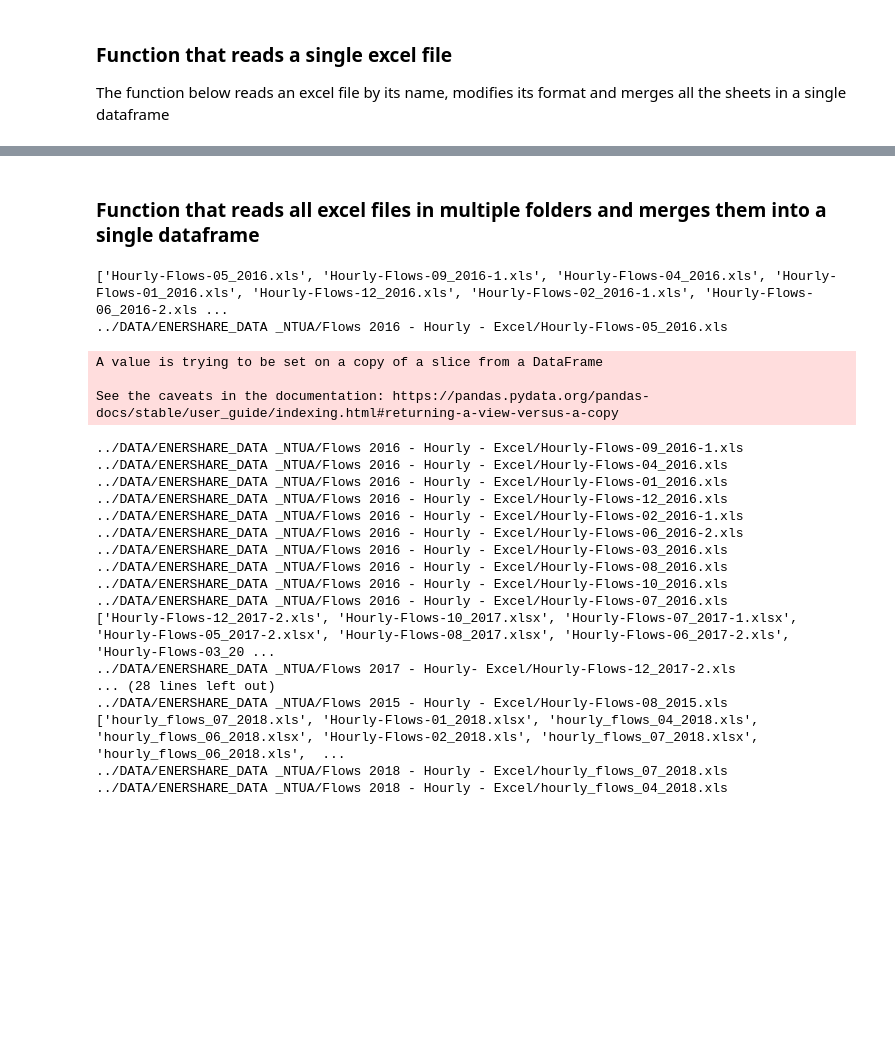
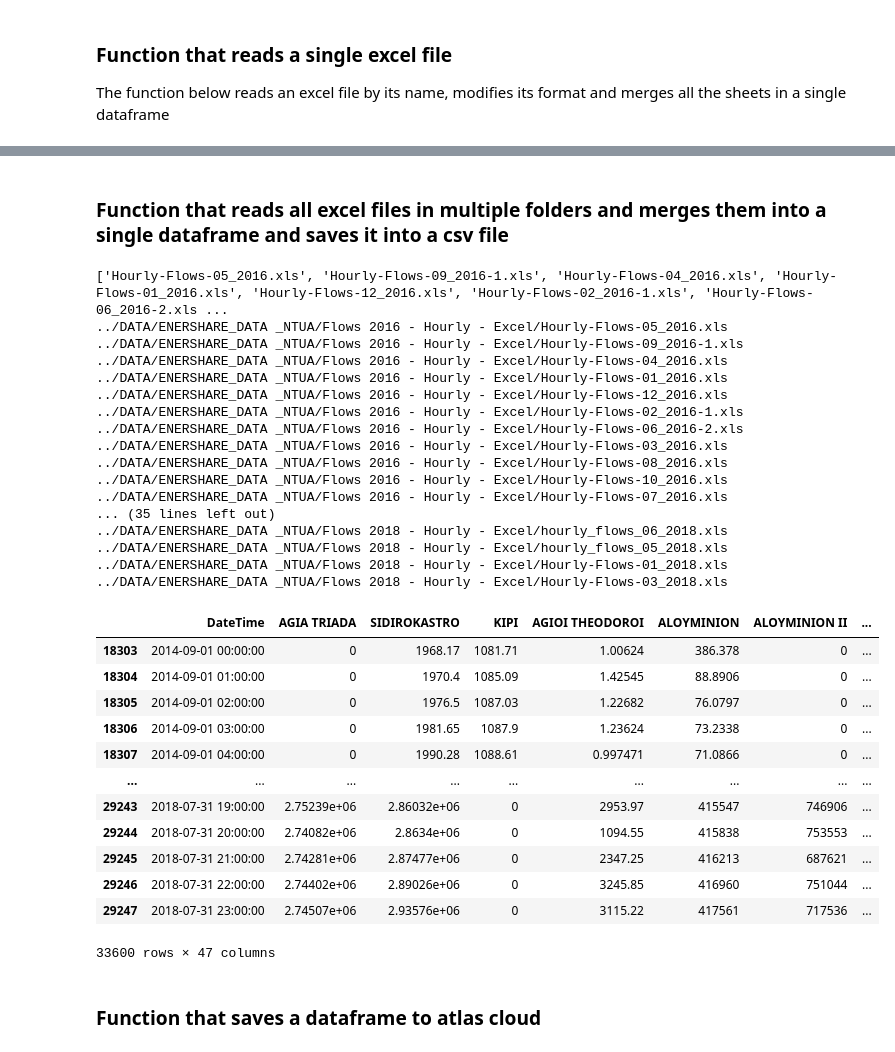
Before and after one commit to vouts96/thesis-bill, a Jupyter notebook: MY_CODE/load_data.ipynb, the cells around one changed output, grey strips where cells are left out. Saved outputs shown, nothing was run; the diff lists cells and outputs as text; code cells hidden in the pictures; blank space fills up the shorter version.

```diff
--- a/MY_CODE/load_data.ipynb
+++ b/MY_CODE/load_data.ipynb
@@ -78,7 +81,7 @@ def weekday_func(df):
     -------
     None
     """
-    return df['Date'].weekday()
+    return df['DateTime'].weekday()
 # %% [markdown]
 ### Function that reads a single excel file
 
@@ -167,15 +157,17 @@ See the caveats in the documentation: https://pandas.pydata.org/pandas-docs/stab
 # %% [markdown]
-### Function that reads all excel files in multiple folders and merges them into a single dataframe
+### Function that reads all excel files in multiple folders and merges them into a single dataframe and saves it into a csv file
 # %%
 import os
 import pandas as pd
 import datetime
+import warnings
 
 
 def read_files(folder_path, prefix):
     """Gets as input a directory that contains all excel files
     along with a prefix that every single file folder starts with and
-    returns a dataframe that contains all data of all files
+    returns a dataframe that contains all data of all files. It also saves
+    the dataframe into a csv file
 
     Parameters
     ----------
@@ -191,56 +183,73 @@ def read_files(folder_path, prefix):
     DataFrame
         A dataframe that contains all data of all excel files merged into a single one dataframe
     """
+
+
+    warnings.filterwarnings('ignore')
 
     prev_df = pd.DataFrame()
     result = pd.DataFrame()
     for foldername in os.listdir(folder_path):
         if foldername.startswith(prefix):
             file_path = folder_path
             file_path = os.path.join(folder_path, foldername)
             # Open all excel files from those folders
             print(os.listdir(file_path))
             for filename in os.listdir(file_path):
                 temp_filename = os.path.join(file_path, filename)
                 if temp_filename.endswith('.xls'):
                     print(temp_filename)
                     dfs_dict = pd.read_excel(temp_filename, engine='xlrd', sheet_name=None, nrows=28)
                     for df in dfs_dict.values():
                         df.columns = df.iloc[1]
 
                         for i in range(2, len(df['Time'])):
                             if type(df['Time'][i]) is datetime.datetime:
                                 df['Time'][i] = datetime.datetime.combine(df['Time'][0].date(), df['Time'][i].time())
                         df = df.iloc[2:26, 1:45]
                         df = df.dropna(axis=1)
 
                         result = pd.concat([prev_df, df], ignore_index=True)
                         prev_df = result
             #print(result)
-    result.sort_values(by=['Time'])
+    result.sort_values(by='Time', inplace=True)
+    result = result.rename(columns={'Time':'DateTime'})
+    result['Holiday'] = result.apply(lambda temp_df: holiday_func(temp_df), axis=1)
+    result['Weekday'] = result.apply(lambda temp_df: weekday_func(temp_df), axis=1)
+    result.to_csv('../EXCEL_TO_CSV/all_data.csv')
     return result
 
 read_files('../DATA/ENERSHARE_DATA _NTUA', 'Flows')
 # %% [output]
 ['Hourly-Flows-05_2016.xls', 'Hourly-Flows-09_2016-1.xls', 'Hourly-Flows-04_2016.xls', 'Hourly-Flows-01_2016.xls', 'Hourly-Flows-12_2016.xls', 'Hourly-Flows-02_2016-1.xls', 'Hourly-Flows-06_2016-2.xls ...
 ../DATA/ENERSHARE_DATA _NTUA/Flows 2016 - Hourly - Excel/Hourly-Flows-05_2016.xls
+../DATA/ENERSHARE_DATA _NTUA/Flows 2016 - Hourly - Excel/Hourly-Flows-09_2016-1.xls
+../DATA/ENERSHARE_DATA _NTUA/Flows 2016 - Hourly - Excel/Hourly-Flows-04_2016.xls
+../DATA/ENERSHARE_DATA _NTUA/Flows 2016 - Hourly - Excel/Hourly-Flows-01_2016.xls
+../DATA/ENERSHARE_DATA _NTUA/Flows 2016 - Hourly - Excel/Hourly-Flows-12_2016.xls
+../DATA/ENERSHARE_DATA _NTUA/Flows 2016 - Hourly - Excel/Hourly-Flows-02_2016-1.xls
+../DATA/ENERSHARE_DATA _NTUA/Flows 2016 - Hourly - Excel/Hourly-Flows-06_2016-2.xls
+../DATA/ENERSHARE_DATA _NTUA/Flows 2016 - Hourly - Excel/Hourly-Flows-03_2016.xls
+../DATA/ENERSHARE_DATA _NTUA/Flows 2016 - Hourly - Excel/Hourly-Flows-08_2016.xls
+../DATA/ENERSHARE_DATA _NTUA/Flows 2016 - Hourly - Excel/Hourly-Flows-10_2016.xls
+../DATA/ENERSHARE_DATA _NTUA/Flows 2016 - Hourly - Excel/Hourly-Flows-07_2016.xls
+... (35 lines left out)
+../DATA/ENERSHARE_DATA _NTUA/Flows 2018 - Hourly - Excel/hourly_flows_06_2018.xls
+../DATA/ENERSHARE_DATA _NTUA/Flows 2018 - Hourly - Excel/hourly_flows_05_2018.xls
+../DATA/ENERSHARE_DATA _NTUA/Flows 2018 - Hourly - Excel/Hourly-Flows-01_2018.xls
+../DATA/ENERSHARE_DATA _NTUA/Flows 2018 - Hourly - Excel/Hourly-Flows-03_2018.xls
+|  | DateTime | AGIA TRIADA | SIDIROKASTRO | KIPI | AGIOI THEODOROI | ALOYMINION | ALOYMINION II | ... |
+| 18303 | 2014-09-01 00:00:00 | 0 | 1968.17 | 1081.71 | 1.00624 | 386.378 | 0 | ... |
+| 18304 | 2014-09-01 01:00:00 | 0 | 1970.4 | 1085.09 | 1.42545 | 88.8906 | 0 | ... |
+| 18305 | 2014-09-01 02:00:00 | 0 | 1976.5 | 1087.03 | 1.22682 | 76.0797 | 0 | ... |
+| 18306 | 2014-09-01 03:00:00 | 0 | 1981.65 | 1087.9 | 1.23624 | 73.2338 | 0 | ... |
+| 18307 | 2014-09-01 04:00:00 | 0 | 1990.28 | 1088.61 | 0.997471 | 71.0866 | 0 | ... |
+| ... | ... | ... | ... | ... | ... | ... | ... | ... |
+| 29243 | 2018-07-31 19:00:00 | 2.75239e+06 | 2.86032e+06 | 0 | 2953.97 | 415547 | 746906 | ... |
+| 29244 | 2018-07-31 20:00:00 | 2.74082e+06 | 2.8634e+06 | 0 | 1094.55 | 415838 | 753553 | ... |
+| 29245 | 2018-07-31 21:00:00 | 2.74281e+06 | 2.87477e+06 | 0 | 2347.25 | 416213 | 687621 | ... |
+| 29246 | 2018-07-31 22:00:00 | 2.74402e+06 | 2.89026e+06 | 0 | 3245.85 | 416960 | 751044 | ... |
+| 29247 | 2018-07-31 23:00:00 | 2.74507e+06 | 2.93576e+06 | 0 | 3115.22 | 417561 | 717536 | ... |
-A value is trying to be set on a copy of a slice from a DataFrame
-
-See the caveats in the documentation: https://pandas.pydata.org/pandas-docs/stable/user_guide/indexing.html#returning-a-view-versus-a-copy
+33600 rows × 47 columns
-../DATA/ENERSHARE_DATA _NTUA/Flows 2016 - Hourly - Excel/Hourly-Flows-09_2016-1.xls
-../DATA/ENERSHARE_DATA _NTUA/Flows 2016 - Hourly - Excel/Hourly-Flows-04_2016.xls
-../DATA/ENERSHARE_DATA _NTUA/Flows 2016 - Hourly - Excel/Hourly-Flows-01_2016.xls
-../DATA/ENERSHARE_DATA _NTUA/Flows 2016 - Hourly - Excel/Hourly-Flows-12_2016.xls
-../DATA/ENERSHARE_DATA _NTUA/Flows 2016 - Hourly - Excel/Hourly-Flows-02_2016-1.xls
-../DATA/ENERSHARE_DATA _NTUA/Flows 2016 - Hourly - Excel/Hourly-Flows-06_2016-2.xls
-../DATA/ENERSHARE_DATA _NTUA/Flows 2016 - Hourly - Excel/Hourly-Flows-03_2016.xls
-../DATA/ENERSHARE_DATA _NTUA/Flows 2016 - Hourly - Excel/Hourly-Flows-08_2016.xls
-../DATA/ENERSHARE_DATA _NTUA/Flows 2016 - Hourly - Excel/Hourly-Flows-10_2016.xls
-../DATA/ENERSHARE_DATA _NTUA/Flows 2016 - Hourly - Excel/Hourly-Flows-07_2016.xls
-['Hourly-Flows-12_2017-2.xls', 'Hourly-Flows-10_2017.xlsx', 'Hourly-Flows-07_2017-1.xlsx', 'Hourly-Flows-05_2017-2.xlsx', 'Hourly-Flows-08_2017.xlsx', 'Hourly-Flows-06_2017-2.xls', 'Hourly-Flows-03_20 ...
-../DATA/ENERSHARE_DATA _NTUA/Flows 2017 - Hourly- Excel/Hourly-Flows-12_2017-2.xls
-... (28 lines left out)
-../DATA/ENERSHARE_DATA _NTUA/Flows 2015 - Hourly - Excel/Hourly-Flows-08_2015.xls
-['hourly_flows_07_2018.xls', 'Hourly-Flows-01_2018.xlsx', 'hourly_flows_04_2018.xls', 'hourly_flows_06_2018.xlsx', 'Hourly-Flows-02_2018.xls', 'hourly_flows_07_2018.xlsx', 'hourly_flows_06_2018.xls',  ...
-../DATA/ENERSHARE_DATA _NTUA/Flows 2018 - Hourly - Excel/hourly_flows_07_2018.xls
-../DATA/ENERSHARE_DATA _NTUA/Flows 2018 - Hourly - Excel/hourly_flows_04_2018.xls
+# %% [markdown]
+### Function that saves a dataframe to atlas cloud
```
Also changed, not shown: parts of 3 cells of this notebook, 4 other files.
